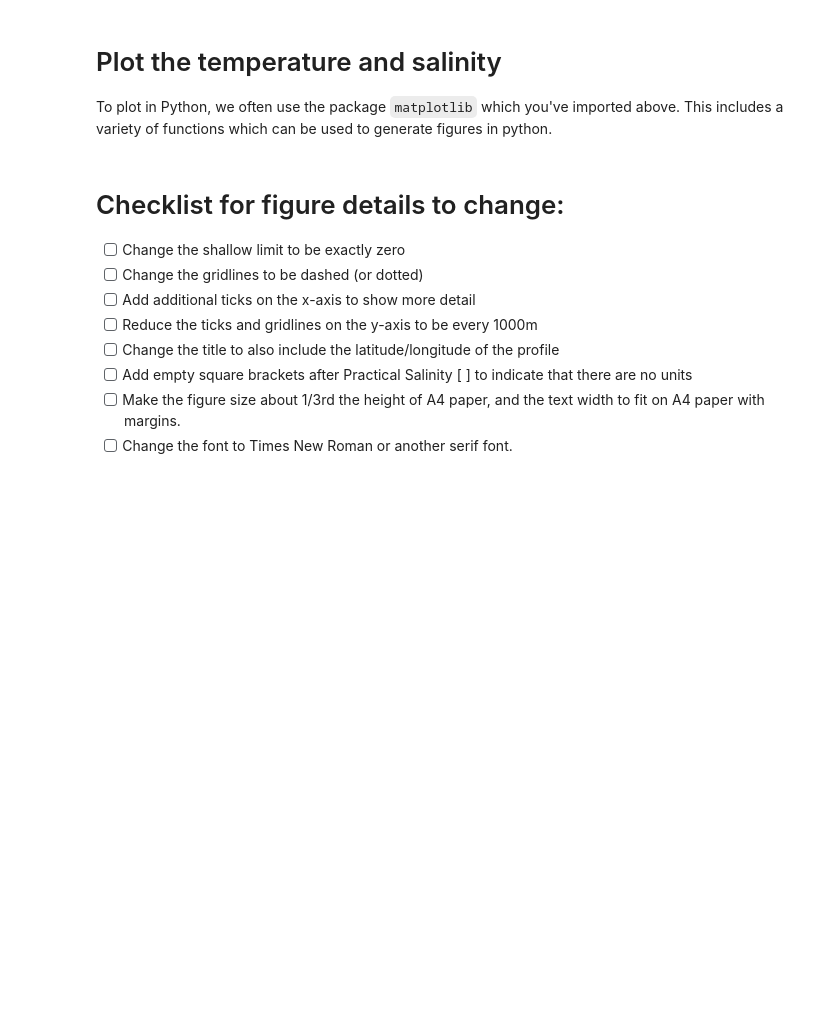
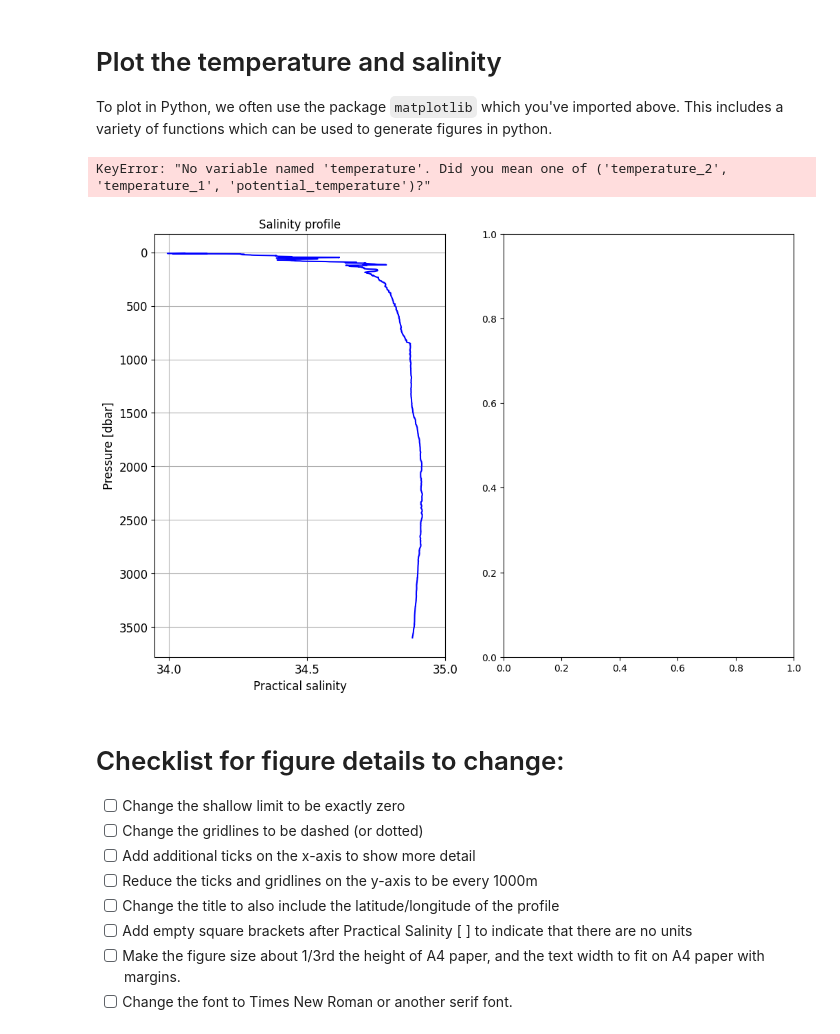
Before and after one commit to ifmeo-courses/messfern-1-ctd-HelenEire-1, a Jupyter notebook: src/assignment.ipynb, the cells around one changed output. Saved outputs shown, nothing was run; the diff lists cells and outputs as text; code cells hidden in the pictures; blank space fills up the shorter version.

Commit message:
plotted the temperature but key error appeared as "temperature" unknown, offered alternatives temp 1 & 2 chose 2 but no difference key error remaine

```diff
--- a/src/assignment.ipynb
+++ b/src/assignment.ipynb
@@ -261,35 +235,100 @@ plt.plot(ctd_ds[sal_string], ctd_ds[pres_string], color='blue')
 # These functions take a string as an argument, which is the text that will be displayed on the x and y axes
 # An optional second argument can be used to specify the fontsize.  IMPORTANT: choose values to make the text readable.
 plt.xlabel('Practical salinity' , fontsize=12)
 plt.ylabel('Pressure [dbar]', fontsize=12)
 
 # Since pressure decreases with depth, we want to invert the y-axis so that the surface is at the top of the plot
 plt.gca().invert_yaxis()
 
 # Here we specify where exactly the x-ticks should be placed.  We want them at 34, 34.5, and 35
 x_ticks = [34, 34.5, 35]
 plt.xticks(x_ticks, fontsize=12)
 
 # We don't specify for the y-axis, but we do want the text size to be readable.
 plt.yticks(fontsize=12)
 
 # Finally, we can add a title to the plot using plt.title().  This function also takes a string as an argument.
 plt.title('Salinity profile', fontsize=12)
 plt.grid(True)
 
 # YOUR TURN: Now, let's plot the temperature profile on the right-hand side of the figure
-plt.subplot(1,2,2)
+
 
 # YOUR CODE HERE
+plt.subplot(1,2,2)
+# To initialise a figure, use matplotlib.plt.figure() which takes inputs within the brackets
+# Since matplotlib is long to write, in the import cell above, we've imported it as plt
+plt.figure(1, figsize=(12, 8))
+
+# In case the figure 1 already exists, clear it using clf()
+plt.clf()
+
+# Within the figure window, we'll actually have two separate sets of axes.  These are called 'subplots' in matplotlib
+# We'll have two subplots, one next to the other, so we'll have a 1x2 grid of subplots
+plt.subplot(1,2,1)
+
+# To plot salinity, we need to reference the salinity variable in the dataset.  This is done using the syntax ctd_ds['PSAL2']
+# Here, ctd_ds is the name of the dataset, and 'PSAL2' is the name of the variable.  The variable name is case sensitive.
+plt.plot(ctd_ds[sal_string], ctd_ds[pres_string], color='blue')
+
+# Now we'd like to annotate our figure.  We can do this using the plt.xlabel() and plt.ylabel() functions
+# These functions take a string as an argument, which is the text that will be displayed on the x and y axes
+# An optional second argument can be used to specify the fontsize.  IMPORTANT: choose values to make the text readable.
+plt.xlabel('Practical salinity' , fontsize=12)
+plt.ylabel('Pressure [dbar]', fontsize=12)
+
+# Since pressure decreases with depth, we want to invert the y-axis so that the surface is at the top of the plot
+plt.gca().invert_yaxis()
+
+# Here we specify where exactly the x-ticks should be placed.  We want them at 34, 34.5, and 35
+x_ticks = [34, 34.5, 35]
+plt.xticks(x_ticks, fontsize=12)
+
+# We don't specify for the y-axis, but we do want the text size to be readable.
+plt.yticks(fontsize=12)
+
+# Finally, we can add a title to the plot using plt.title().  This function also takes a string as an argument.
+plt.title('Salinity profile', fontsize=12)
+plt.grid(True)
+
+# YOUR TURN: Now, let's plot the temperature profile on the right-hand side of the figure
+
+plt.subplot(1,2,2)
+plt.plot(ctd_ds[temp_string], ctd_ds[pres_string], color='red')
+plt.ylabel('Pressure [dbar]', fontsize=12)
+plt.xlabel('Temperature [°C]', fontsize=12)
+plt.title('Temperature profile', fontsize=12)
+plt.xticks(fontsize=12)
+plt.yticks(fontsize=12)
+plt.grid(True)
+plt.gca().invert_yaxis()
+
 # Complete the temperature plot following the same pattern as the salinity plot
 # Plot temperature vs pressure, add labels, title, formatting
 # Remember to invert the y-axis and add grid
+
+# This code saves the figure to a file.  The file type is determined by the extension of the filename.
+# IMPORTANT: Change YourName to your actual last name
+plt.savefig(figdir + 'ex1fig1-HelenEire-Messfern.png')
+plt.show()
+plt.ylabel('Pressure [dbar]', fontsize=12)
+plt.xlabel('Temperature [°C]', fontsize=12)
+plt.title('Temperature profile', fontsize=12)
+plt.yticks(fontsize=12)
+plt.grid(True)
+plt.gca().invert_yaxis()
+plt.show()
+plt.savefig(figdir + 'ex1fig1-HelenEire-Messfern.png')
 raise NotImplementedError()
 
 # This code saves the figure to a file.  The file type is determined by the extension of the filename.
 # IMPORTANT: Change YourName to your actual last name
-plt.savefig(figdir + 'ex1fig1-YourName-Messfern.png')
+plt.savefig(figdir + 'ex1fig1-HelenEire-Messfern.png')
 plt.show()
+plt.savefig(figdir + 'ex1fig1-HelenEire-Messfern.png')
+# %% [output]
+KeyError: "No variable named 'temperature'. Did you mean one of ('temperature_2', 'temperature_1', 'potential_temperature')?"
+[figure, added]
 # %%
 # Test that Figure 1 was created correctly
 import glob
```
Also changed, not shown: parts of 2 cells of this notebook, 1 other file.
